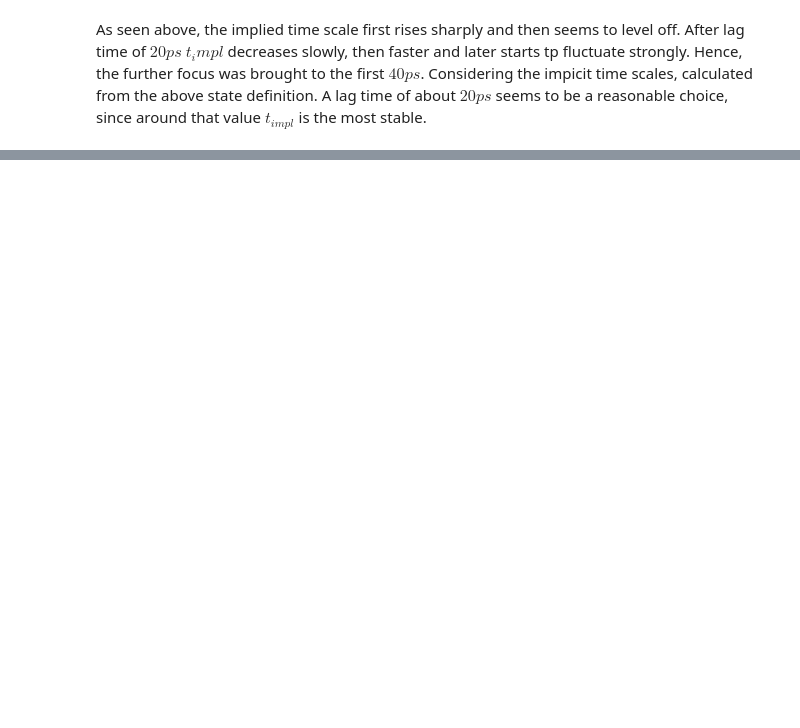
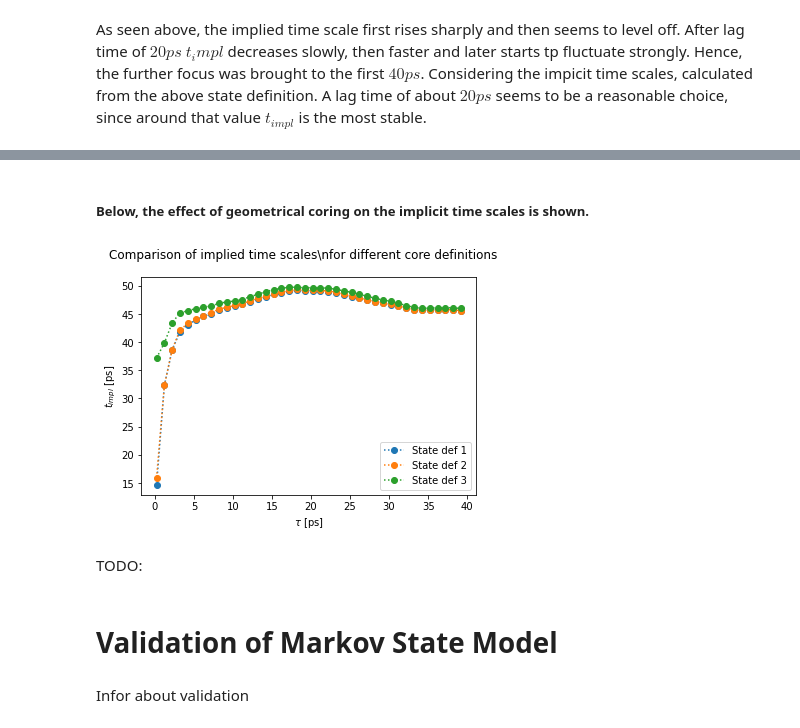
Before and after one commit to HannesC94/Final_Project_BioSim, a Jupyter notebook: Construction and Validation of Markov State Model .ipynb, the cells around one changed output, grey strips where cells are left out. Saved outputs shown, nothing was run; the diff lists cells and outputs as text; code cells hidden in the pictures; blank space fills up the shorter version.

```diff
--- a/Construction and Validation of Markov State Model .ipynb
+++ b/Construction and Validation of Markov State Model .ipynb
@@ -299,0 +419,16 @@ As seen above, the implied time scale first rises sharply and then seems to leve
+# %%
+s_2 = ef.make_state_traj(phi, psi, rect_dict_2_core, core_def=True)
+s_3 = ef.make_state_traj(phi, psi, rect_dict_3_core, core_def=True)
+# %% [markdown]
+##### Below, the effect of geometrical coring on the implicit time scales is shown.
+# %%
+tau_range = np.arange(1, 200, 5)
+ef.compare_timp(tau_range, [s_1, s_2, s_3], ls=':', marker='o')
+# %% [output]
+[figure, added]
+# %% [markdown]
+TODO:
+# %% [markdown]
+# Validation of Markov State Model
+# %% [markdown]
+Infor about validation
```
Also changed, not shown: parts of 20 cells of this notebook, 4 other files.
